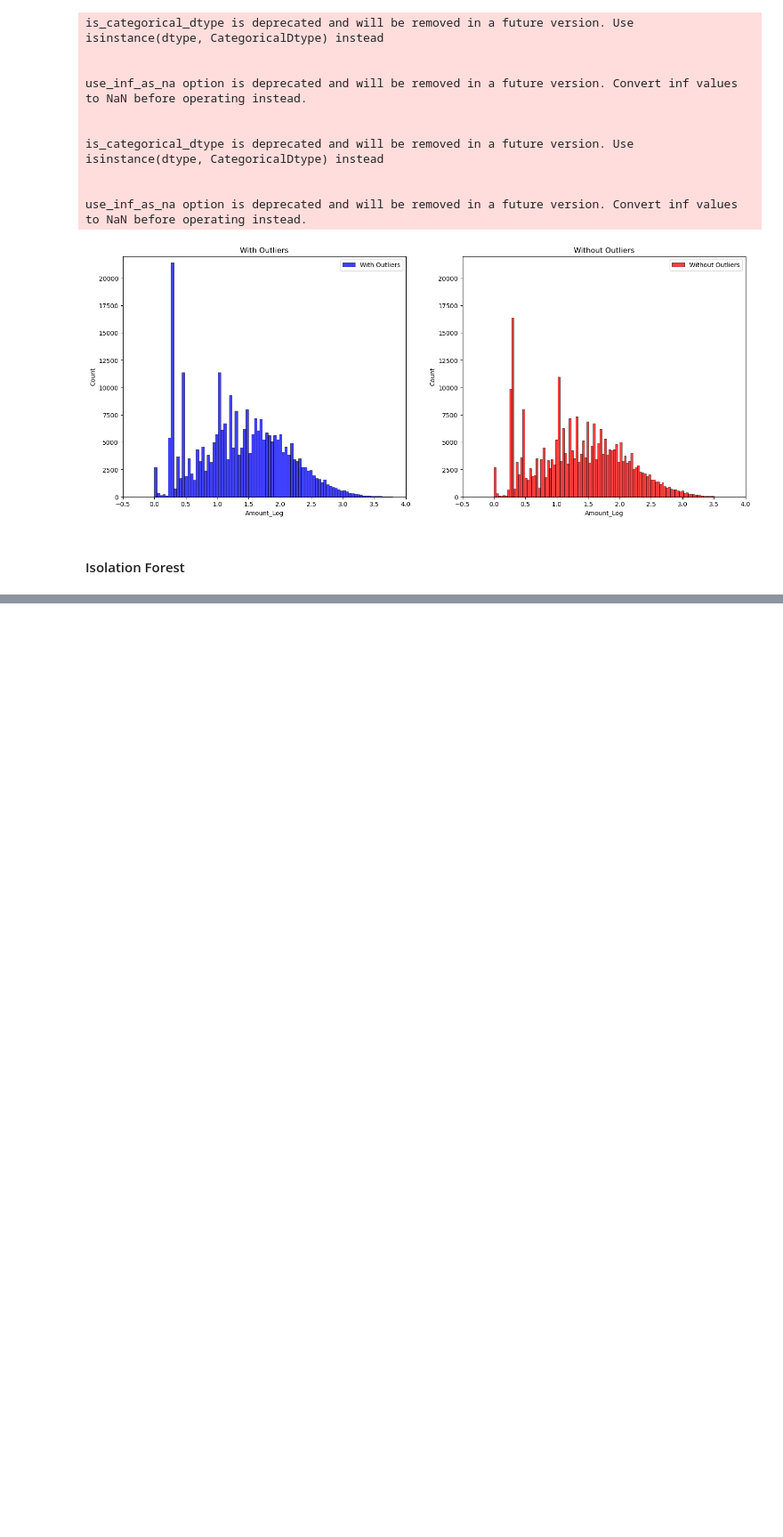
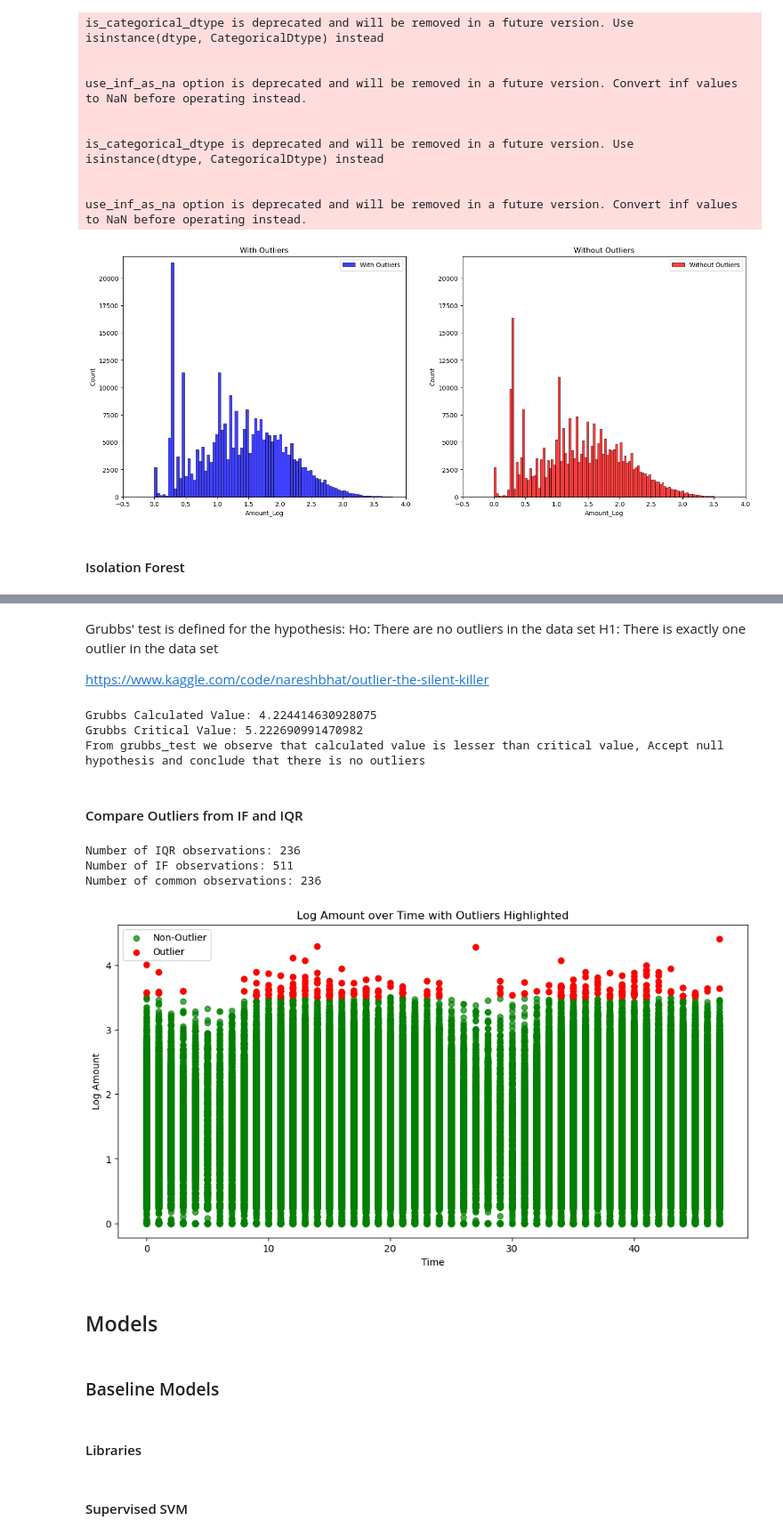
Before and after one commit to leobt23/Applications_DSE, a Jupyter notebook: code/data_exploration.ipynb, the cells around one changed output, grey strips where cells are left out. Shown at 89% size. Drawn from its saved outputs; the diff is of its cells as text; code cells hidden in the pictures; blank space fills up the shorter version.

Commit message:
2 models

```diff
--- a/code/data_exploration.ipynb
+++ b/code/data_exploration.ipynb
@@ -1088,0 +1076,4 @@ print('Identified outliers: %d' % len(outliers_df_DBSCAN))
+# %% [markdown]
+Grubbs' test is defined for the hypothesis:  Ho:  There are no outliers in the data set H1: There is exactly one outlier in the data set
+
+https://www.kaggle.com/code/nareshbhat/outlier-the-silent-killer
@@ -1088,0 +1095,43 @@ print('Identified outliers: %d' % len(outliers_df_DBSCAN))
+# %%
+grubbs_test(df_modified['Amount_Log'])
+# %% [output]
+Grubbs Calculated Value: 4.224414630928075
+Grubbs Critical Value: 5.222690991470982
+From grubbs_test we observe that calculated value is lesser than critical value, Accept null hypothesis and conclude that there is no outliers
+# %% [markdown]
+#### Compare Outliers from IF and IQR
+# %%
+# Compare outliers_df_IF and outliers_df_IQR
+# Check if there are any common observations
+common_obs = outliers_df_IF[outliers_df_IF.index.isin(outliers_df_IQR.index)]
+print('Number of IQR observations: %d' % len(outliers_df_IQR))
+print('Number of IF observations: %d' % len(outliers_df_IF))
+print('Number of common observations: %d' % len(common_obs))
+# %% [output]
+Number of IQR observations: 236
+Number of IF observations: 511
+Number of common observations: 236
+# %%
+plt.figure(figsize=(12, 6))
+
+# Scatter plot for the full dataset
+plt.scatter(df_modified['hour'], df_modified['Amount_Log'], color='green', alpha=0.7, label='Non-Outlier')
+
+# Scatter plot for the outliers
+plt.scatter(outliers_df_IQR['hour'], outliers_df_IQR['Amount_Log'], color='red', label='Outlier')
+
+# Labeling
+plt.xlabel('Time')
+plt.ylabel('Log Amount')
+plt.title('Log Amount over Time with Outliers Highlighted')
+plt.legend()
+
+plt.show()
+# %% [output]
+[figure, added]
+# %% [markdown]
+## Models
+# %% [markdown]
+### Baseline Models
+# %% [markdown]
+#### Libraries
@@ -1088,0 +1150,2 @@ print('Identified outliers: %d' % len(outliers_df_DBSCAN))
+# %% [markdown]
+#### Supervised SVM
```
Also changed, not shown: parts of 17 cells of this notebook.
